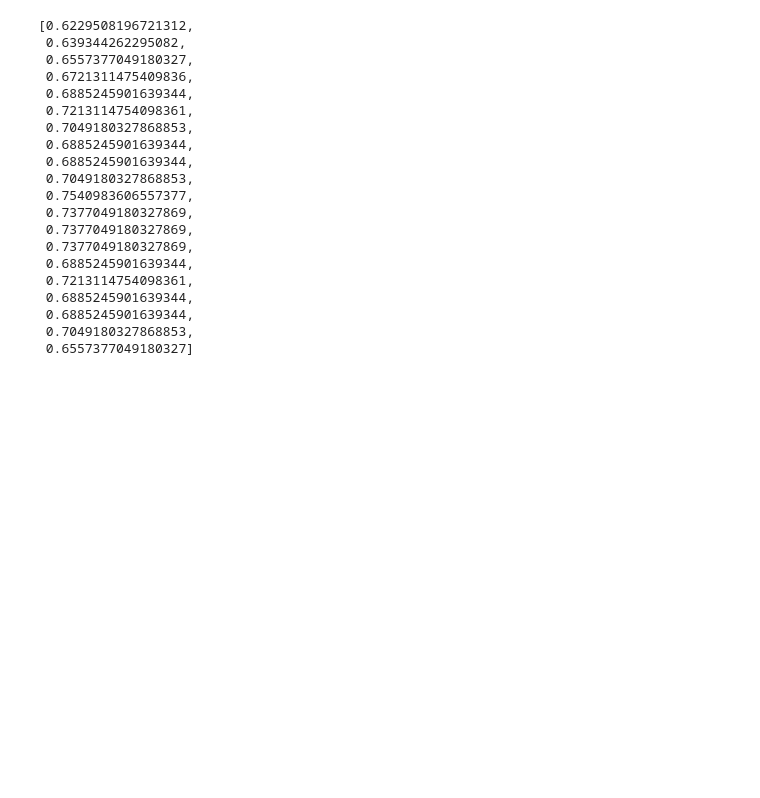
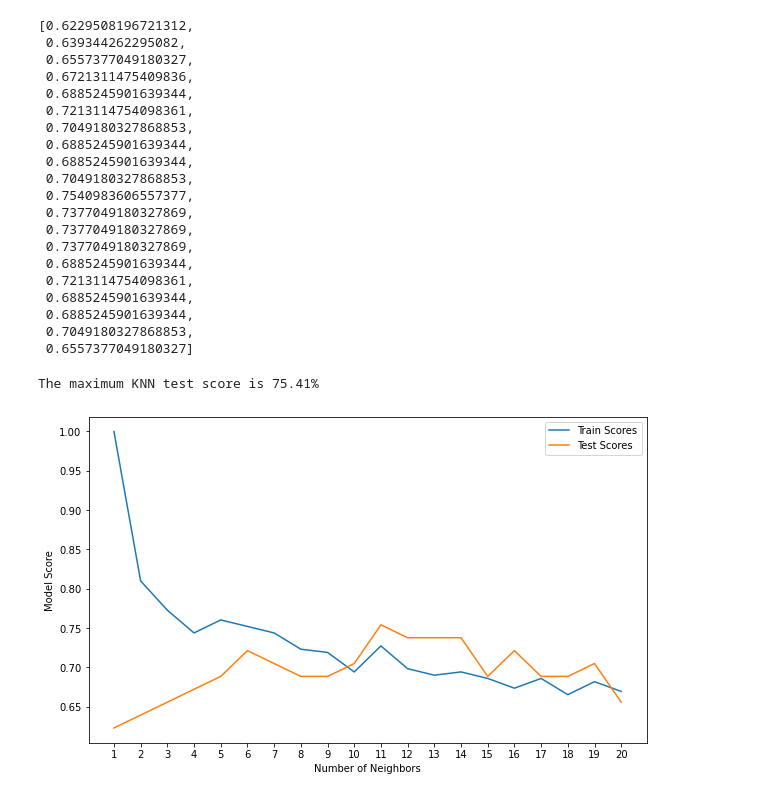
Before and after one commit to Melchizedeke/Heart-Disease-Classification-using-machine-Learning, a Jupyter notebook: codes.ipynb, the cells around one changed output. Saved outputs shown, nothing was run; the diff lists cells and outputs as text; code cells hidden in the pictures; blank space fills up the shorter version.

```diff
--- a/codes.ipynb
+++ b/codes.ipynb
@@ -498,0 +496,13 @@ plt.plot(neighbors, test_scores, label='Test Scores')
+# %%
+plt.figure(figsize=(10,6))
+plt.plot(neighbors, train_scores, label='Train Scores')
+plt.plot(neighbors, test_scores, label='Test Scores')
+plt.xticks(np.arange(1,21,1))
+plt.xlabel('Number of Neighbors')
+plt.ylabel('Model Score')
+plt.legend()
+
+print(f"The maximum KNN test score is {max(test_scores)*100:.2f}%")
+# %% [output]
+The maximum KNN test score is 75.41%
+[figure, added]
```
Also changed, not shown: parts of 1 cell of this notebook.
